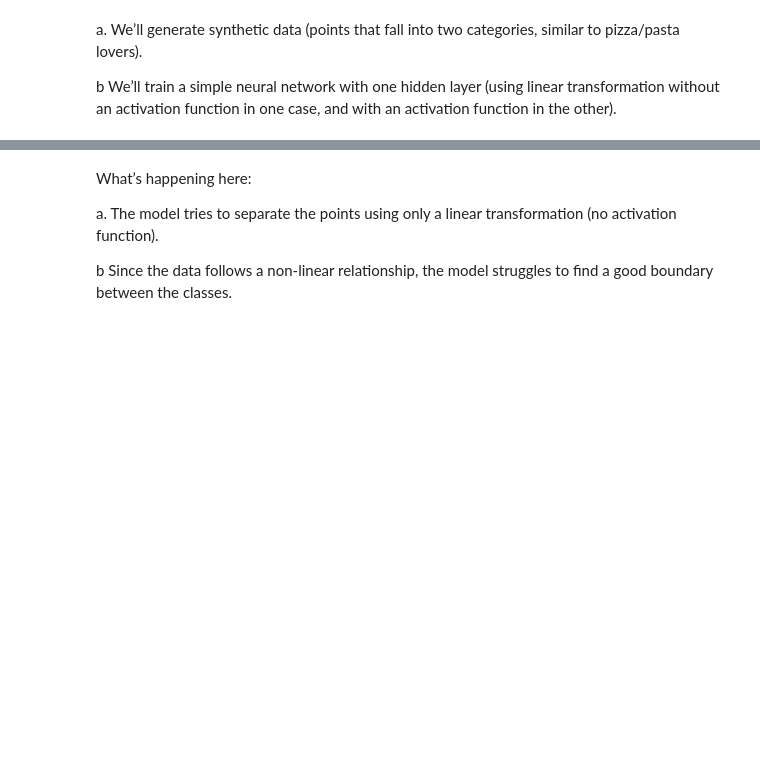
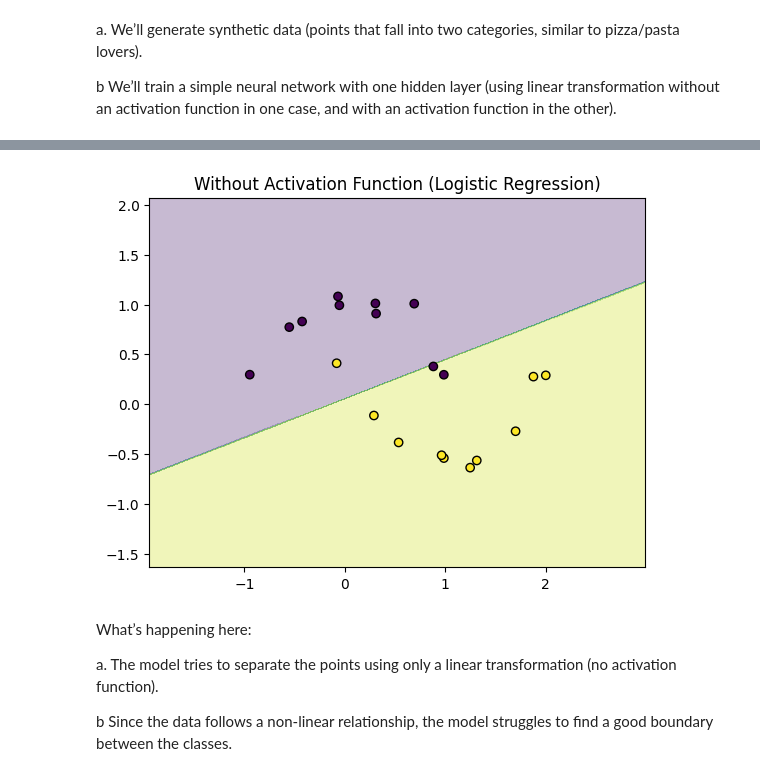
Before and after one commit to rzn-git/NN-from-Scratch, a Jupyter notebook: understand-activation-function.ipynb, the cells around one changed output, grey strips where cells are left out. Drawn from its saved outputs; the diff is of its cells as text; code cells hidden in the pictures; blank space fills up the shorter version.

```diff
--- a/understand-activation-function.ipynb
+++ b/understand-activation-function.ipynb
@@ -85,3 +7,36 @@ plot_decision_boundary(X_train, y_train, nn_no_activation)
+# %%
+import numpy as np
+import matplotlib.pyplot as plt
+from sklearn.datasets import make_moons
+from sklearn.model_selection import train_test_split
+from sklearn.linear_model import LogisticRegression
+
+# Generate dataset
+X, y = make_moons(n_samples=100, noise=0.1, random_state=0)
+
+# Split dataset
+X_train, X_test, y_train, y_test = train_test_split(X, y, test_size=0.2, random_state=42)
+
+# Linear model without activation function
+model = LogisticRegression()  # No activation function
+model.fit(X_train, y_train)
+
+# Plot decision boundary
+def plot_decision_boundary(X, y, model):
+    x_min, x_max = X[:, 0].min() - 1, X[:, 0].max() + 1
+    y_min, y_max = X[:, 1].min() - 1, X[:, 1].max() + 1
+    xx, yy = np.meshgrid(np.arange(x_min, x_max, 0.01),
+                         np.arange(y_min, y_max, 0.01))
+    Z = model.predict(np.c_[xx.ravel(), yy.ravel()])
+    Z = Z.reshape(xx.shape)
+    plt.contourf(xx, yy, Z, alpha=0.3)
+    plt.scatter(X[:, 0], X[:, 1], c=y, edgecolors='k', marker='o')
+    plt.title('Without Activation Function (Logistic Regression)')
+    plt.show()
+
+plot_decision_boundary(X_test, y_test, model)
+# %% [output]
+[figure, added]
 # %% [markdown]
 What’s happening here:
 
```
Also changed, not shown: parts of 3 cells of this notebook.
